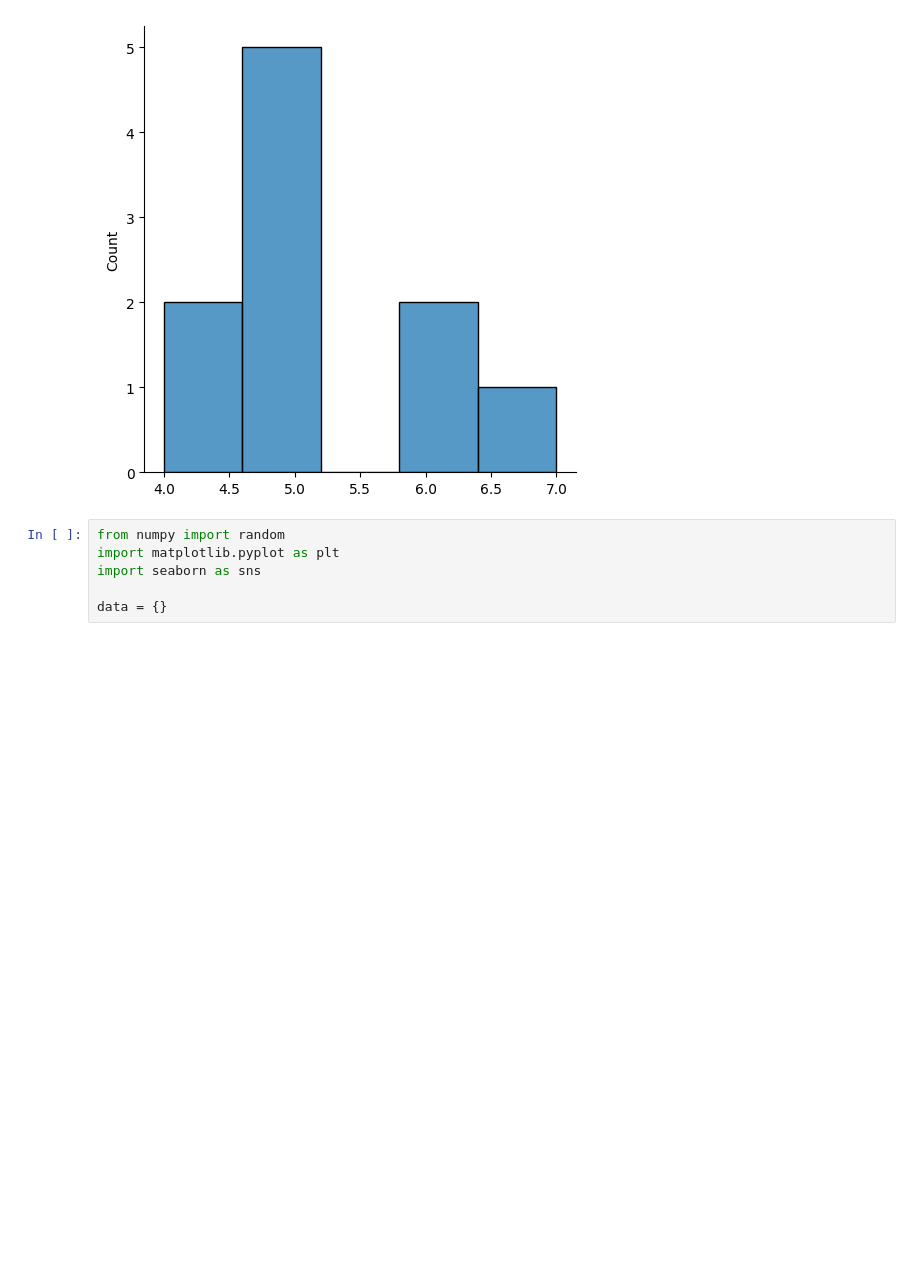
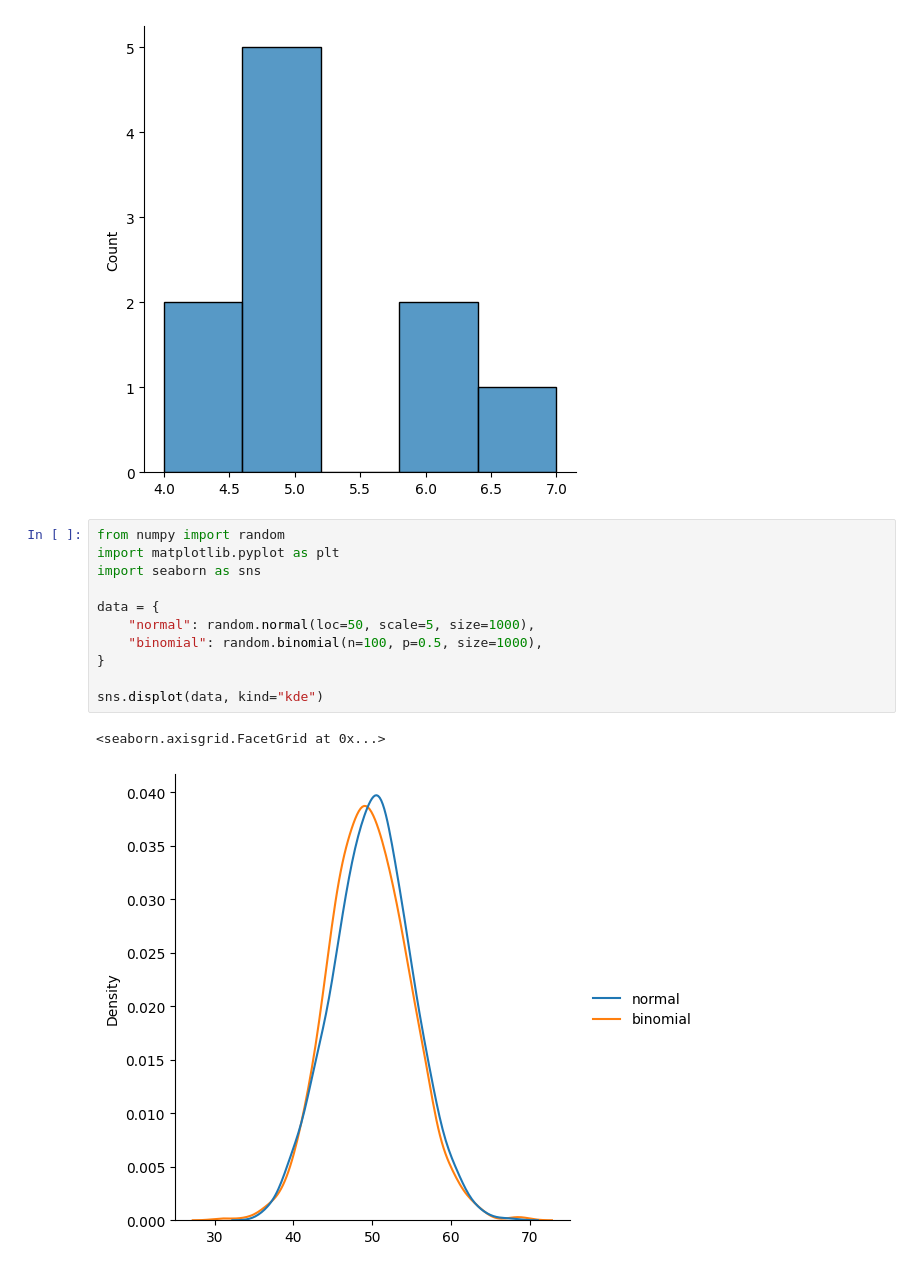
Before and after one commit to MAK8405/NumPyHub, a Jupyter notebook: 1. NumPy Tutorial.ipynb, the cells around one changed output. Cells and saved outputs as stored; diff of their text form; blank space fills up the shorter version.

Commit message:
Finish Binomial Distribution

```diff
--- a/1. NumPy Tutorial.ipynb
+++ b/1. NumPy Tutorial.ipynb
@@ -1135,6 +1135,14 @@ plt.show()
 # %%
 from numpy import random
 import matplotlib.pyplot as plt
 import seaborn as sns
 
-data = {}
+data = {
+    "normal": random.normal(loc=50, scale=5, size=1000),
+    "binomial": random.binomial(n=100, p=0.5, size=1000),
+}
+
+sns.displot(data, kind="kde")
+# %% [output]
+<seaborn.axisgrid.FacetGrid at 0x...>
+[figure, added]
```
